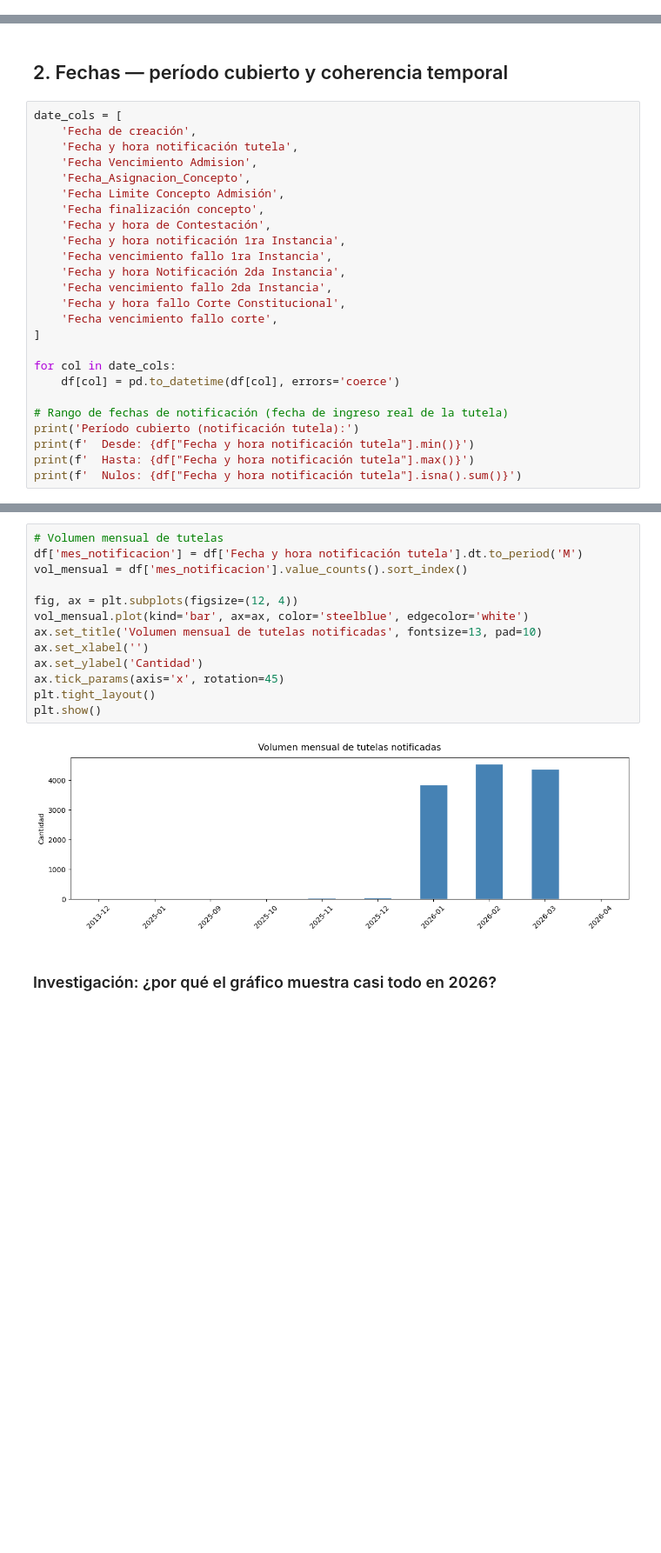
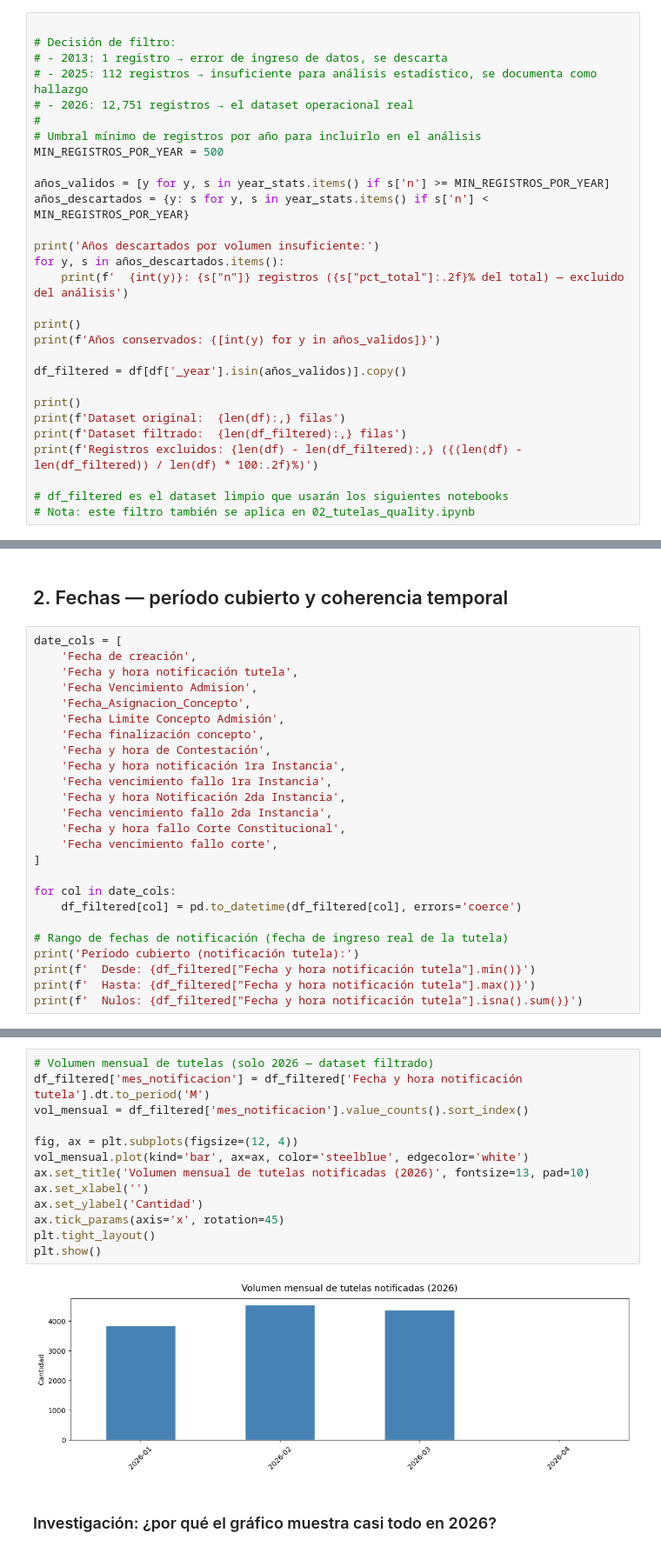
Before and after one commit to dfsosa83/sura-legal, a Jupyter notebook: notebooks/01_tutelas_exploration.ipynb, the cells around one changed output, grey strips where cells are left out. Shown at 87% size. Cells and saved outputs as stored; diff of their text form; blank space fills up the shorter version.

```diff
--- a/notebooks/01_tutelas_exploration.ipynb
+++ b/notebooks/01_tutelas_exploration.ipynb
@@ -68,0 +233,29 @@ df.dtypes.to_frame('dtype').assign(sample=df.iloc[0]).head(47)
+# %%
+
+# Decisión de filtro:
+# - 2013: 1 registro → error de ingreso de datos, se descarta
+# - 2025: 112 registros → insuficiente para análisis estadístico, se documenta como hallazgo
+# - 2026: 12,751 registros → el dataset operacional real
+#
+# Umbral mínimo de registros por año para incluirlo en el análisis
+MIN_REGISTROS_POR_YEAR = 500
+
+años_validos = [y for y, s in year_stats.items() if s['n'] >= MIN_REGISTROS_POR_YEAR]
+años_descartados = {y: s for y, s in year_stats.items() if s['n'] < MIN_REGISTROS_POR_YEAR}
+
+print('Años descartados por volumen insuficiente:')
+for y, s in años_descartados.items():
+    print(f'  {int(y)}: {s["n"]} registros ({s["pct_total"]:.2f}% del total) — excluido del análisis')
+
+print()
+print(f'Años conservados: {[int(y) for y in años_validos]}')
+
+df_filtered = df[df['_year'].isin(años_validos)].copy()
+
+print()
+print(f'Dataset original:  {len(df):,} filas')
+print(f'Dataset filtrado:  {len(df_filtered):,} filas')
+print(f'Registros excluidos: {len(df) - len(df_filtered):,} ({(len(df) - len(df_filtered)) / len(df) * 100:.2f}%)')
+
+# df_filtered es el dataset limpio que usarán los siguientes notebooks
+# Nota: este filtro también se aplica en 02_tutelas_quality.ipynb
@@ -86,12 +289,12 @@ date_cols = [
 ]
 
 for col in date_cols:
-    df[col] = pd.to_datetime(df[col], errors='coerce')
+    df_filtered[col] = pd.to_datetime(df_filtered[col], errors='coerce')
 
 # Rango de fechas de notificación (fecha de ingreso real de la tutela)
 print('Período cubierto (notificación tutela):')
-print(f'  Desde: {df["Fecha y hora notificación tutela"].min()}')
-print(f'  Hasta: {df["Fecha y hora notificación tutela"].max()}')
-print(f'  Nulos: {df["Fecha y hora notificación tutela"].isna().sum()}')
+print(f'  Desde: {df_filtered["Fecha y hora notificación tutela"].min()}')
+print(f'  Hasta: {df_filtered["Fecha y hora notificación tutela"].max()}')
+print(f'  Nulos: {df_filtered["Fecha y hora notificación tutela"].isna().sum()}')
 # %% [output]
 Período cubierto (notificación tutela):
@@ -101,18 +304,18 @@ Período cubierto (notificación tutela):
 # %%
-# Volumen mensual de tutelas
-df['mes_notificacion'] = df['Fecha y hora notificación tutela'].dt.to_period('M')
-vol_mensual = df['mes_notificacion'].value_counts().sort_index()
+# Volumen mensual de tutelas (solo 2026 — dataset filtrado)
+df_filtered['mes_notificacion'] = df_filtered['Fecha y hora notificación tutela'].dt.to_period('M')
+vol_mensual = df_filtered['mes_notificacion'].value_counts().sort_index()
 
 fig, ax = plt.subplots(figsize=(12, 4))
 vol_mensual.plot(kind='bar', ax=ax, color='steelblue', edgecolor='white')
-ax.set_title('Volumen mensual de tutelas notificadas', fontsize=13, pad=10)
+ax.set_title('Volumen mensual de tutelas notificadas (2026)', fontsize=13, pad=10)
 ax.set_xlabel('')
 ax.set_ylabel('Cantidad')
 ax.tick_params(axis='x', rotation=45)
 plt.tight_layout()
 plt.show()
 # %% [output]
-[figure, old version]
+[figure, new version]
 # %% [markdown]
 ### Investigación: ¿por qué el gráfico muestra casi todo en 2026?
 # %%
```
Also changed, not shown: parts of 22 cells of this notebook, 41 other files.
